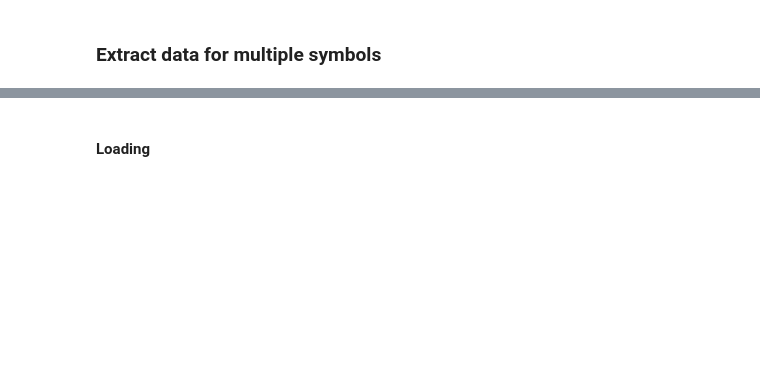
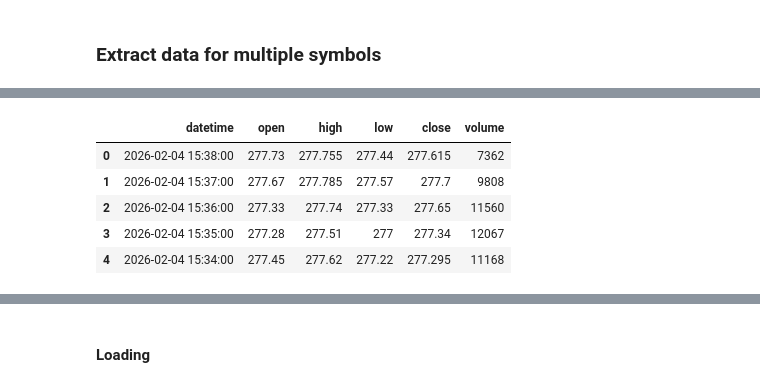
Before and after one commit to Only1judhy/apex_pipeline, a Jupyter notebook: api_pipeline.ipynb, the cells around one changed output, grey strips where cells are left out. Saved outputs shown, nothing was run; the diff lists cells and outputs as text; code cells hidden in the pictures; blank space fills up the shorter version.

Commit message:
Test PR: minor change to trigger pull request

```diff
--- a/api_pipeline.ipynb
+++ b/api_pipeline.ipynb
@@ -167,0 +196,7 @@ all_data
+# %%
+symbol = "AAPL"
+url =f"https://api.twelvedata.com/time_series?symbol={symbol}&interval=1min&apikey={api_key}&outputsize=20"
+# %%
+#Get response from the API
+response = requests.get(url)
+response.status_code
@@ -167,0 +245,10 @@ all_data
+# %%
+df = pd.DataFrame(data["values"])
+df.head()
+# %% [output]
+|  | datetime | open | high | low | close | volume |
+| 0 | 2026-02-04 15:38:00 | 277.73 | 277.755 | 277.44 | 277.615 | 7362 |
+| 1 | 2026-02-04 15:37:00 | 277.67 | 277.785 | 277.57 | 277.7 | 9808 |
+| 2 | 2026-02-04 15:36:00 | 277.33 | 277.74 | 277.33 | 277.65 | 11560 |
+| 3 | 2026-02-04 15:35:00 | 277.28 | 277.51 | 277 | 277.34 | 12067 |
+| 4 | 2026-02-04 15:34:00 | 277.45 | 277.62 | 277.22 | 277.295 | 11168 |
```
Also changed, not shown: parts of 38 cells of this notebook.
